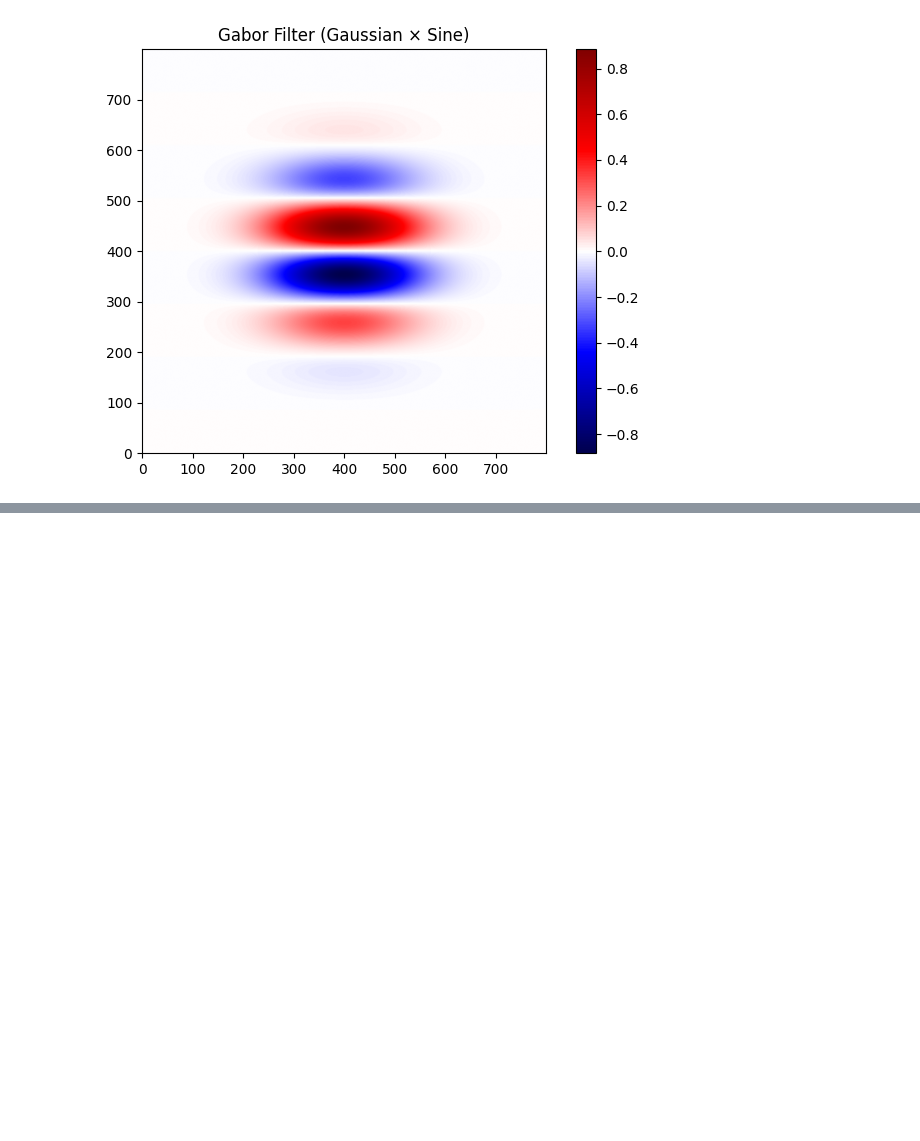
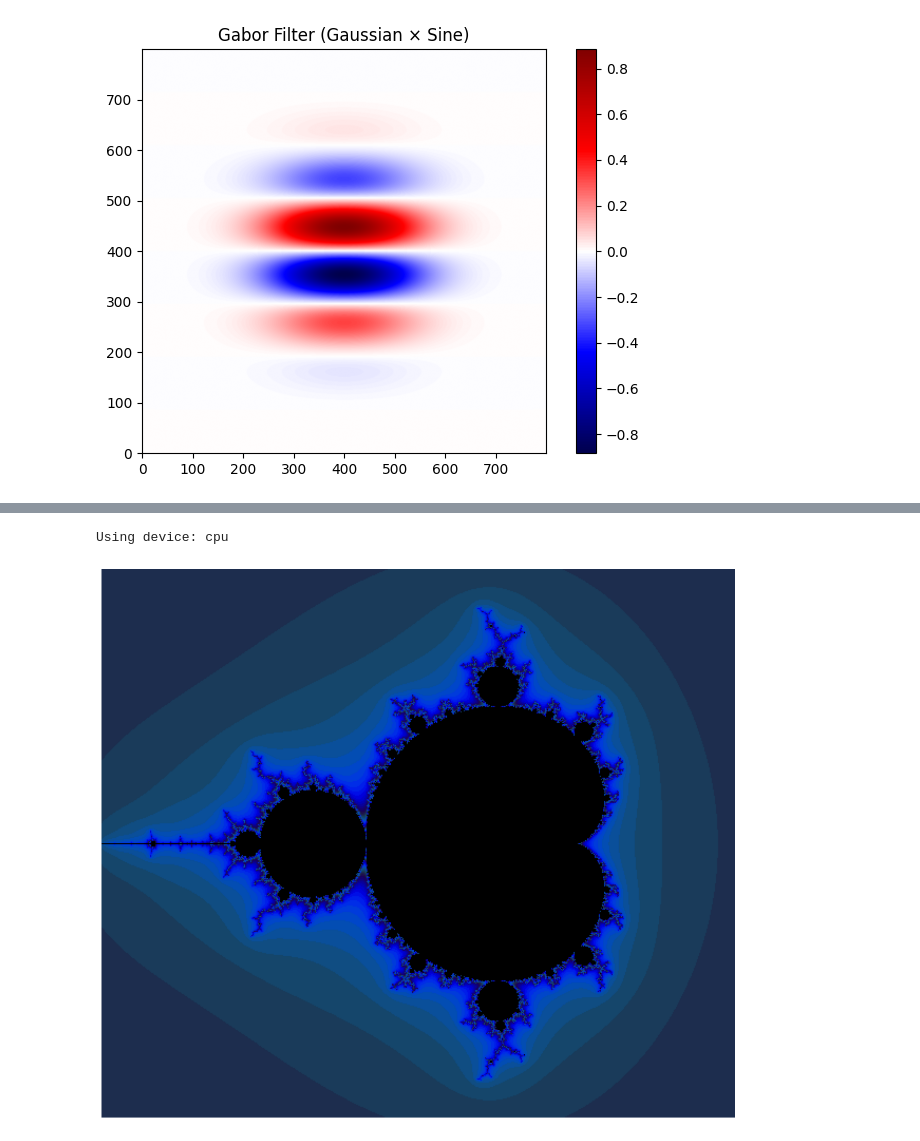
Before and after one commit to abhyagarg22/Pattern-Analysis-lab-1, a Jupyter notebook: Untitled0.ipynb, the cells around one changed output, grey strips where cells are left out. Saved outputs shown, nothing was run; the diff lists cells and outputs as text; code cells hidden in the pictures; blank space fills up the shorter version.

```diff
--- a/Untitled0.ipynb
+++ b/Untitled0.ipynb
@@ -157,0 +197,52 @@ plt.show()
+# %%
+import torch
+import numpy as np
+import matplotlib.pyplot as plt
+
+# Device configuration (GPU if available)
+device = torch.device('cuda' if torch.cuda.is_available() else 'cpu')
+print("Using device:", device)
+
+# Define grid in the complex plane
+# Adjust spacing for resolution (smaller = higher resolution, slower)
+Y, X = np.mgrid[-1.3:1.3:0.005, -2:1:0.005]
+
+# Convert to PyTorch tensors
+x = torch.tensor(X, dtype=torch.float32, device=device)
+y = torch.tensor(Y, dtype=torch.float32, device=device)
+z = torch.complex(x, y)    # The constant c
+zs = z.clone()             # Current iteration values
+ns = torch.zeros_like(z, dtype=torch.float32, device=device)  # Divergence counter
+
+# Mandelbrot iteration
+max_iter = 200
+for i in range(max_iter):
+    zs_ = zs * zs + z
+    not_diverged = torch.abs(zs_) < 4.0
+    ns += not_diverged
+    zs = zs_
+
+# Function to process iteration counts into colors
+def processFractal(a):
+    """Convert iteration counts into an RGB fractal image."""
+    a_cyclic = (6.28 * a / 20.0).reshape(list(a.shape) + [1])
+    img = np.concatenate([
+        10 + 20 * np.cos(a_cyclic),
+        30 + 50 * np.sin(a_cyclic),
+        155 - 80 * np.cos(a_cyclic)
+    ], axis=2)
+    img[a == a.max()] = 0
+    return np.uint8(np.clip(img, 0, 255))
+
+# Convert back to NumPy for plotting
+ns_cpu = ns.cpu().numpy()
+
+# Plot result
+plt.figure(figsize=(16, 10))
+plt.imshow(processFractal(ns_cpu))
+plt.axis("off")
+plt.tight_layout(pad=0)
+plt.show()
+# %% [output]
+Using device: cpu
+[figure, added]
```
Also changed, not shown: parts of 1 cell of this notebook.
